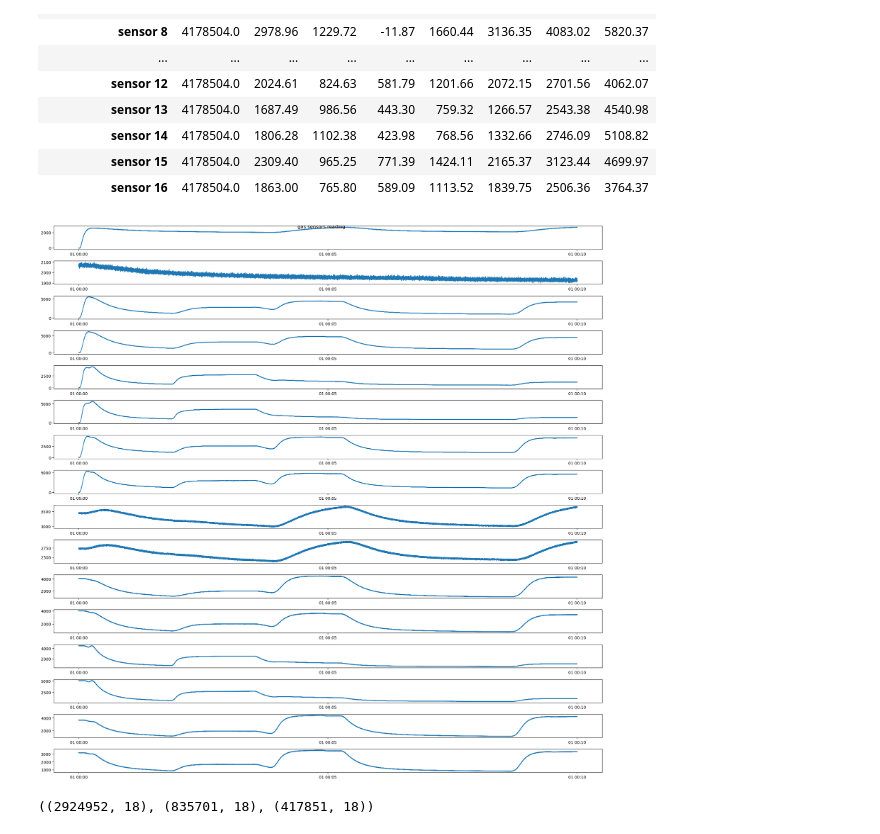
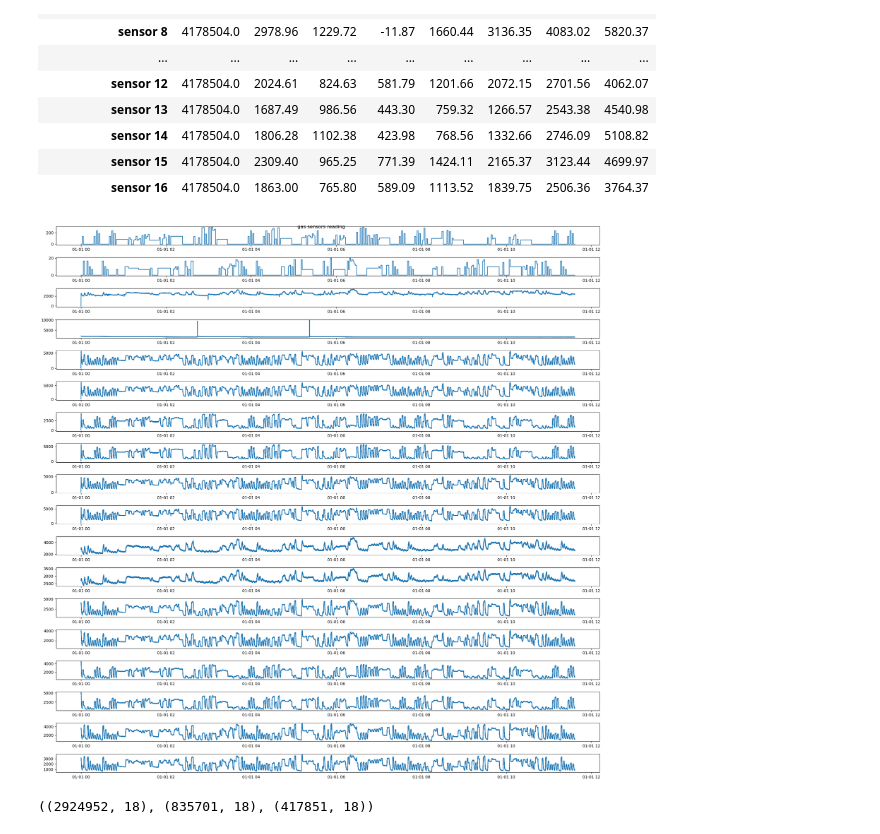
Before and after one commit to tamoraji/PyTSF-MfG, a Jupyter notebook: datasets/Gas_sensors_dynamic_mixtures.ipynb, the cells around one changed output. Drawn from its saved outputs; the diff is of its cells as text; code cells hidden in the pictures.

```diff
--- a/datasets/Gas_sensors_dynamic_mixtures.ipynb
+++ b/datasets/Gas_sensors_dynamic_mixtures.ipynb
@@ -139,15 +137,15 @@ df.describe().transpose().round(2)
 | sensor 15 | 4178504.0 | 2309.40 | 965.25 | 771.39 | 1424.11 | 2165.37 | 3123.44 | 4699.97 |
 | sensor 16 | 4178504.0 | 1863.00 | 765.80 | 589.09 | 1113.52 | 1839.75 | 2506.36 | 3764.37 |
 # %%
-fig, axs = plt.subplots(16,figsize=(20, 20))
+fig, axs = plt.subplots(18,figsize=(20, 20))
 fig.suptitle('gas sensors reading')
-for i in range(16):
-    axs[i].plot(df.iloc[0:60000,i+2])
+for i in range(18):
+    axs[i].plot(df.iloc[0:2000,i])
 
 plt.tight_layout()
 plt.show()
 # %% [output]
-[figure, old version]
+[figure, new version]
 # %%
 n = len(df)
 # Split 70:20:10 (train:validation:test)
```
Also changed, not shown: parts of 29 cells of this notebook, 4 other files.
